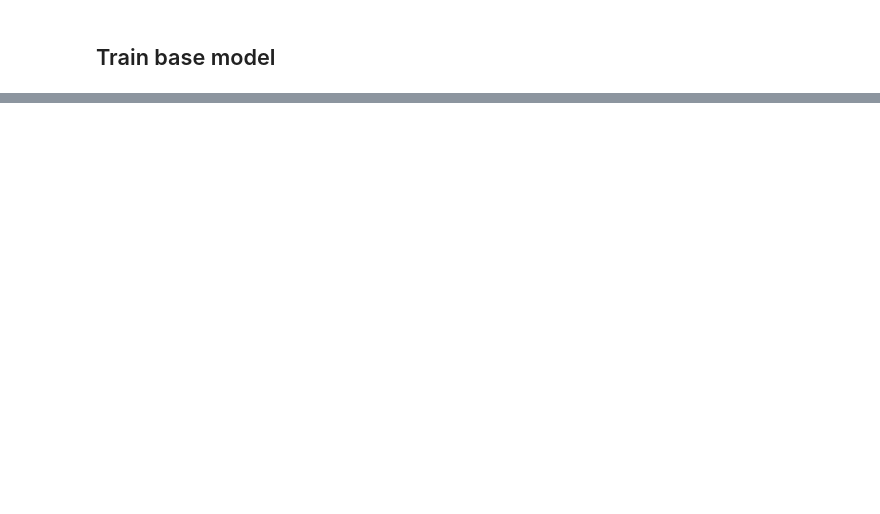
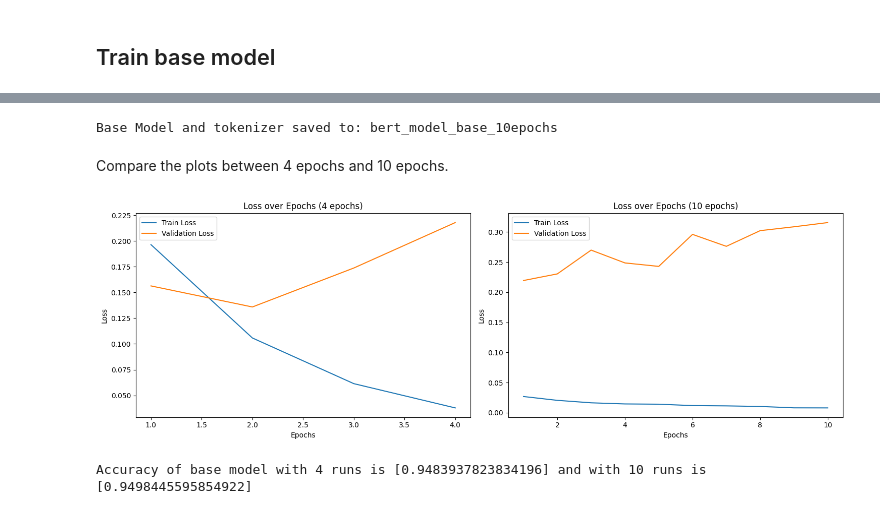
Before and after one commit to yamphurai/Misc, a Jupyter notebook: ML_Final_Project.ipynb, the cells around one changed output, grey strips where cells are left out. Cells and saved outputs as stored; diff of their text form; code cells hidden in the pictures; blank space fills up the shorter version.

```diff
--- a/ML_Final_Project.ipynb
+++ b/ML_Final_Project.ipynb
@@ -503,0 +615,47 @@ tokenizer.save_pretrained('/content/bert_model_base')
+# %%
+# Save the trained model & tokenizer
+base_model_10epochs = "bert_model_base_10epochs"
+
+# Save the model
+model_base.save_pretrained(base_model_10epochs)
+
+# Save the tokenizer
+tokenizer.save_pretrained(base_model_10epochs)
+
+print(f"Base Model and tokenizer saved to: {base_model_10epochs}")
+# %% [output]
+Base Model and tokenizer saved to: bert_model_base_10epochs
+# %% [markdown]
+Compare the plots between 4 epochs and 10 epochs.
+# %%
+# Plot the training and validation losses
+epochs_range_1 = range(1, len(history_base['train_loss']) + 1)
+epochs_range_2 = range(1, len(history_base_2['train_loss']) + 1)
+
+fig, axes = plt.subplots(2, 2, figsize=(15, 5))
+
+# Plot training and validation loss (4 epochs)
+plt.subplot(1, 2, 1)
+plt.plot(epochs_range_1, history_base['train_loss'], label='Train Loss')
+plt.plot(epochs_range_1, history_base['val_loss'], label='Validation Loss')
+plt.xlabel('Epochs')
+plt.ylabel('Loss')
+plt.title('Loss over Epochs (4 epochs)')
+plt.legend()
+
+# Plot training and validation loss (10 epochs)
+plt.subplot(1, 2, 2)
+plt.plot(epochs_range_2, history_base_2['train_loss'], label='Train Loss')
+plt.plot(epochs_range_2, history_base_2['val_loss'], label='Validation Loss')
+plt.xlabel('Epochs')
+plt.ylabel('Loss')
+plt.title('Loss over Epochs (10 epochs)')
+plt.legend()
+
+plt.tight_layout()
+plt.show()
+
+print(f"Accuracy of base model with 4 runs is {history_base['test_accuracy']} and with 10 runs is {history_base_2['test_accuracy']}")
+# %% [output]
+[figure, added]
+Accuracy of base model with 4 runs is [0.9483937823834196] and with 10 runs is [0.9498445595854922]
```
Also changed, not shown: parts of 160 cells of this notebook.
